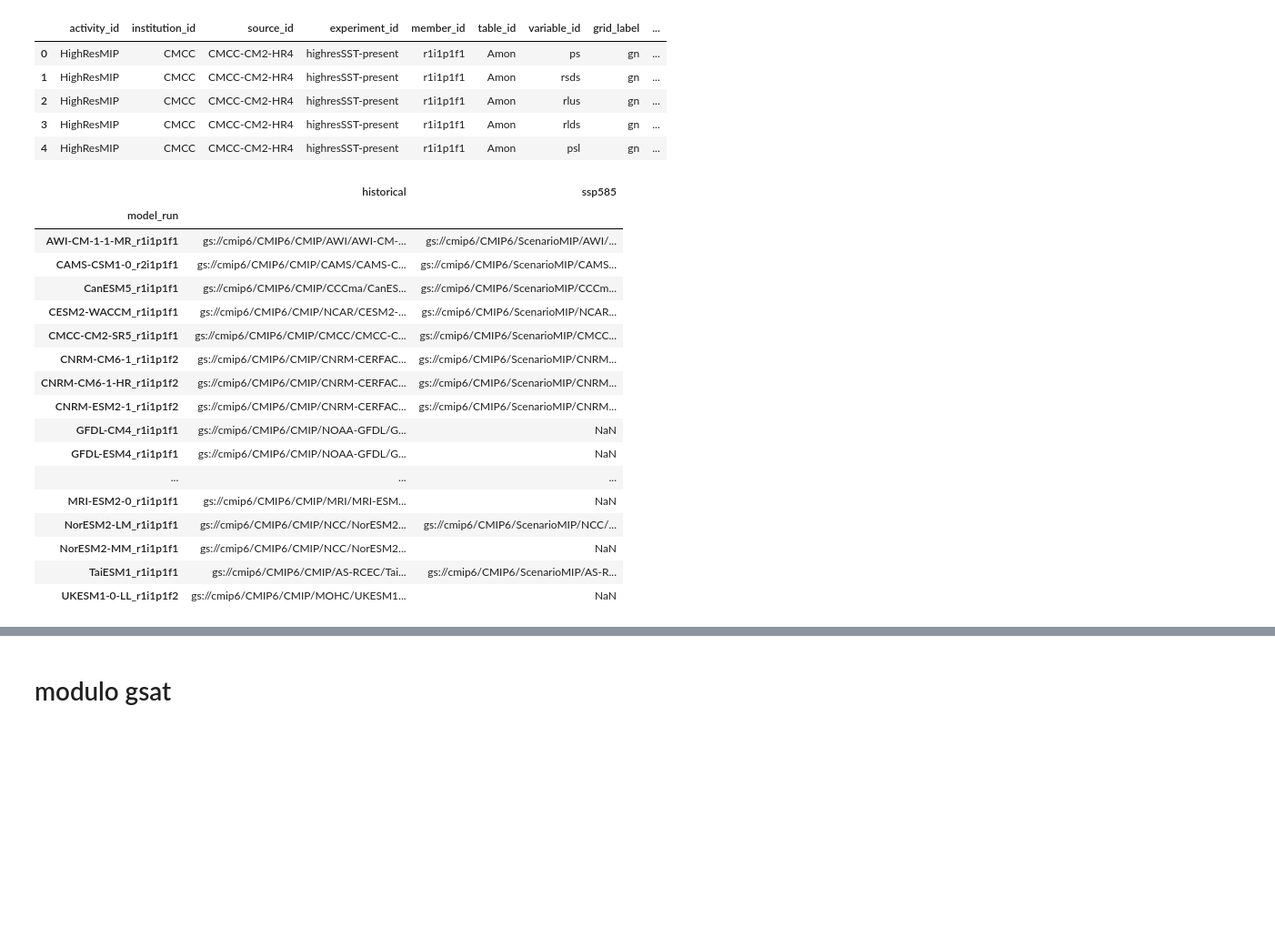
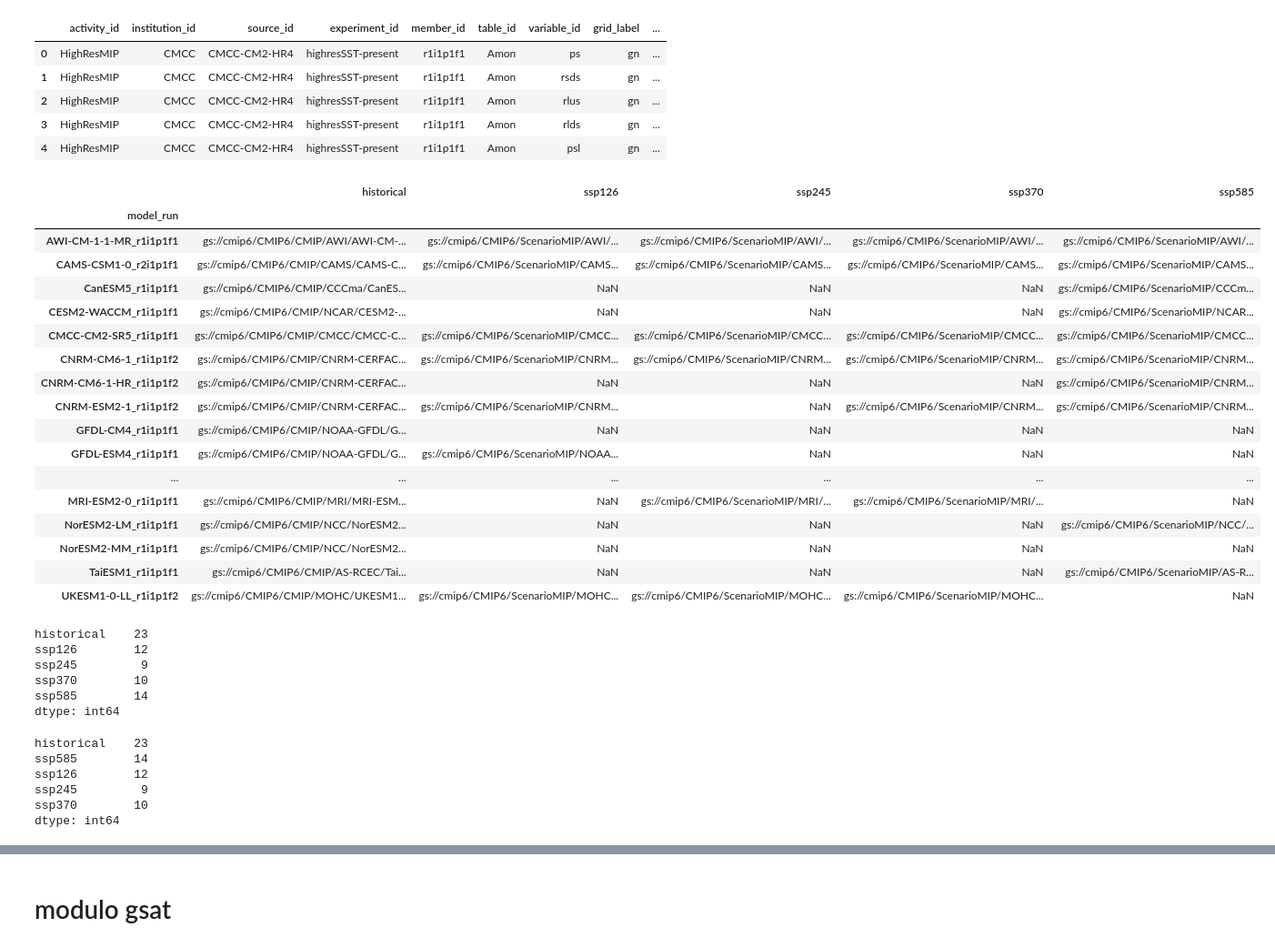
Before and after one commit to SantanderMetGroup/IPCC-Atlas-Datalab, a Jupyter notebook: notebooks/python/esgf-virtual-aggregation/tas.ipynb, the cells around one changed output, grey strips where cells are left out. Shown at 91% size. Drawn from its saved outputs; the diff is of its cells as text; code cells hidden in the pictures; blank space fills up the shorter version.

```diff
--- a/notebooks/python/esgf-virtual-aggregation/tas.ipynb
+++ b/notebooks/python/esgf-virtual-aggregation/tas.ipynb
@@ -598,30 +378,55 @@ def find_model_runs_pangeo(pangeo_catalog, atlas_ipcc_catalog, model_runs, esgf_
 
     return pd.DataFrame.from_records(pangeo_model_runs)
 # %%
+ssp126_model_runs_pangeo = find_model_runs_pangeo(pangeo_catalog, atlas_ipcc_catalog, model_runs, df, "ssp126").set_index("model_run").rename({"url": "ssp126"}, axis=1)
+ssp245_model_runs_pangeo = find_model_runs_pangeo(pangeo_catalog, atlas_ipcc_catalog, model_runs, df, "ssp245").set_index("model_run").rename({"url": "ssp245"}, axis=1)
+ssp370_model_runs_pangeo = find_model_runs_pangeo(pangeo_catalog, atlas_ipcc_catalog, model_runs, df, "ssp370").set_index("model_run").rename({"url": "ssp370"}, axis=1)
 ssp585_model_runs_pangeo = find_model_runs_pangeo(pangeo_catalog, atlas_ipcc_catalog, model_runs, df, "ssp585").set_index("model_run").rename({"url": "ssp585"}, axis=1)
 historical_model_runs_pangeo = find_model_runs_pangeo(pangeo_catalog, atlas_ipcc_catalog, model_runs, df, "historical").set_index("model_run").rename({"url": "historical"}, axis=1)
 # %%
-df_pangeo = historical_model_runs_pangeo.join(ssp585_model_runs_pangeo)
+df_pangeo = historical_model_runs_pangeo.join(
+    ssp126_model_runs_pangeo).join(
+    ssp245_model_runs_pangeo).join(
+    ssp370_model_runs_pangeo).join(
+    ssp585_model_runs_pangeo)
 df_pangeo
 # %% [output]
-|  | historical | ssp585 |
-| model_run |  |  |
-| AWI-CM-1-1-MR_r1i1p1f1 | gs://cmip6/CMIP6/CMIP/AWI/AWI-CM-... | gs://cmip6/CMIP6/ScenarioMIP/AWI/... |
-| CAMS-CSM1-0_r2i1p1f1 | gs://cmip6/CMIP6/CMIP/CAMS/CAMS-C... | gs://cmip6/CMIP6/ScenarioMIP/CAMS... |
-| CanESM5_r1i1p1f1 | gs://cmip6/CMIP6/CMIP/CCCma/CanES... | gs://cmip6/CMIP6/ScenarioMIP/CCCm... |
-| CESM2-WACCM_r1i1p1f1 | gs://cmip6/CMIP6/CMIP/NCAR/CESM2-... | gs://cmip6/CMIP6/ScenarioMIP/NCAR... |
-| CMCC-CM2-SR5_r1i1p1f1 | gs://cmip6/CMIP6/CMIP/CMCC/CMCC-C... | gs://cmip6/CMIP6/ScenarioMIP/CMCC... |
-| CNRM-CM6-1_r1i1p1f2 | gs://cmip6/CMIP6/CMIP/CNRM-CERFAC... | gs://cmip6/CMIP6/ScenarioMIP/CNRM... |
-| CNRM-CM6-1-HR_r1i1p1f2 | gs://cmip6/CMIP6/CMIP/CNRM-CERFAC... | gs://cmip6/CMIP6/ScenarioMIP/CNRM... |
-| CNRM-ESM2-1_r1i1p1f2 | gs://cmip6/CMIP6/CMIP/CNRM-CERFAC... | gs://cmip6/CMIP6/ScenarioMIP/CNRM... |
-| GFDL-CM4_r1i1p1f1 | gs://cmip6/CMIP6/CMIP/NOAA-GFDL/G... | NaN |
-| GFDL-ESM4_r1i1p1f1 | gs://cmip6/CMIP6/CMIP/NOAA-GFDL/G... | NaN |
-| ... | ... | ... |
-| MRI-ESM2-0_r1i1p1f1 | gs://cmip6/CMIP6/CMIP/MRI/MRI-ESM... | NaN |
-| NorESM2-LM_r1i1p1f1 | gs://cmip6/CMIP6/CMIP/NCC/NorESM2... | gs://cmip6/CMIP6/ScenarioMIP/NCC/... |
-| NorESM2-MM_r1i1p1f1 | gs://cmip6/CMIP6/CMIP/NCC/NorESM2... | NaN |
-| TaiESM1_r1i1p1f1 | gs://cmip6/CMIP6/CMIP/AS-RCEC/Tai... | gs://cmip6/CMIP6/ScenarioMIP/AS-R... |
-| UKESM1-0-LL_r1i1p1f2 | gs://cmip6/CMIP6/CMIP/MOHC/UKESM1... | NaN |
+|  | historical | ssp126 | ssp245 | ssp370 | ssp585 |
+| model_run |  |  |  |  |  |
+| AWI-CM-1-1-MR_r1i1p1f1 | gs://cmip6/CMIP6/CMIP/AWI/AWI-CM-... | gs://cmip6/CMIP6/ScenarioMIP/AWI/... | gs://cmip6/CMIP6/ScenarioMIP/AWI/... | gs://cmip6/CMIP6/ScenarioMIP/AWI/... | gs://cmip6/CMIP6/ScenarioMIP/AWI/... |
+| CAMS-CSM1-0_r2i1p1f1 | gs://cmip6/CMIP6/CMIP/CAMS/CAMS-C... | gs://cmip6/CMIP6/ScenarioMIP/CAMS... | gs://cmip6/CMIP6/ScenarioMIP/CAMS... | gs://cmip6/CMIP6/ScenarioMIP/CAMS... | gs://cmip6/CMIP6/ScenarioMIP/CAMS... |
+| CanESM5_r1i1p1f1 | gs://cmip6/CMIP6/CMIP/CCCma/CanES... | NaN | NaN | NaN | gs://cmip6/CMIP6/ScenarioMIP/CCCm... |
+| CESM2-WACCM_r1i1p1f1 | gs://cmip6/CMIP6/CMIP/NCAR/CESM2-... | NaN | NaN | NaN | gs://cmip6/CMIP6/ScenarioMIP/NCAR... |
+| CMCC-CM2-SR5_r1i1p1f1 | gs://cmip6/CMIP6/CMIP/CMCC/CMCC-C... | gs://cmip6/CMIP6/ScenarioMIP/CMCC... | gs://cmip6/CMIP6/ScenarioMIP/CMCC... | gs://cmip6/CMIP6/ScenarioMIP/CMCC... | gs://cmip6/CMIP6/ScenarioMIP/CMCC... |
+| CNRM-CM6-1_r1i1p1f2 | gs://cmip6/CMIP6/CMIP/CNRM-CERFAC... | gs://cmip6/CMIP6/ScenarioMIP/CNRM... | gs://cmip6/CMIP6/ScenarioMIP/CNRM... | gs://cmip6/CMIP6/ScenarioMIP/CNRM... | gs://cmip6/CMIP6/ScenarioMIP/CNRM... |
+| CNRM-CM6-1-HR_r1i1p1f2 | gs://cmip6/CMIP6/CMIP/CNRM-CERFAC... | NaN | NaN | NaN | gs://cmip6/CMIP6/ScenarioMIP/CNRM... |
+| CNRM-ESM2-1_r1i1p1f2 | gs://cmip6/CMIP6/CMIP/CNRM-CERFAC... | gs://cmip6/CMIP6/ScenarioMIP/CNRM... | NaN | gs://cmip6/CMIP6/ScenarioMIP/CNRM... | gs://cmip6/CMIP6/ScenarioMIP/CNRM... |
+| GFDL-CM4_r1i1p1f1 | gs://cmip6/CMIP6/CMIP/NOAA-GFDL/G... | NaN | NaN | NaN | NaN |
+| GFDL-ESM4_r1i1p1f1 | gs://cmip6/CMIP6/CMIP/NOAA-GFDL/G... | gs://cmip6/CMIP6/ScenarioMIP/NOAA... | NaN | NaN | NaN |
+| ... | ... | ... | ... | ... | ... |
+| MRI-ESM2-0_r1i1p1f1 | gs://cmip6/CMIP6/CMIP/MRI/MRI-ESM... | NaN | gs://cmip6/CMIP6/ScenarioMIP/MRI/... | gs://cmip6/CMIP6/ScenarioMIP/MRI/... | NaN |
+| NorESM2-LM_r1i1p1f1 | gs://cmip6/CMIP6/CMIP/NCC/NorESM2... | NaN | NaN | NaN | gs://cmip6/CMIP6/ScenarioMIP/NCC/... |
+| NorESM2-MM_r1i1p1f1 | gs://cmip6/CMIP6/CMIP/NCC/NorESM2... | NaN | NaN | NaN | NaN |
+| TaiESM1_r1i1p1f1 | gs://cmip6/CMIP6/CMIP/AS-RCEC/Tai... | NaN | NaN | NaN | gs://cmip6/CMIP6/ScenarioMIP/AS-R... |
+| UKESM1-0-LL_r1i1p1f2 | gs://cmip6/CMIP6/CMIP/MOHC/UKESM1... | gs://cmip6/CMIP6/ScenarioMIP/MOHC... | gs://cmip6/CMIP6/ScenarioMIP/MOHC... | gs://cmip6/CMIP6/ScenarioMIP/MOHC... | NaN |
+# %%
+(~df_pangeo.isna()).sum()
+# %% [output]
+historical    23
+ssp126        12
+ssp245         9
+ssp370        10
+ssp585        14
+dtype: int64
+# %%
+(~df.isna()).sum()
+# %% [output]
+historical    23
+ssp585        14
+ssp126        12
+ssp245         9
+ssp370        10
+dtype: int64
 # %%
 def load_datasets_pangeo(locations, members, experiment):
     dss = []
```
Also changed, not shown: parts of 59 cells of this notebook, 1 other file.
